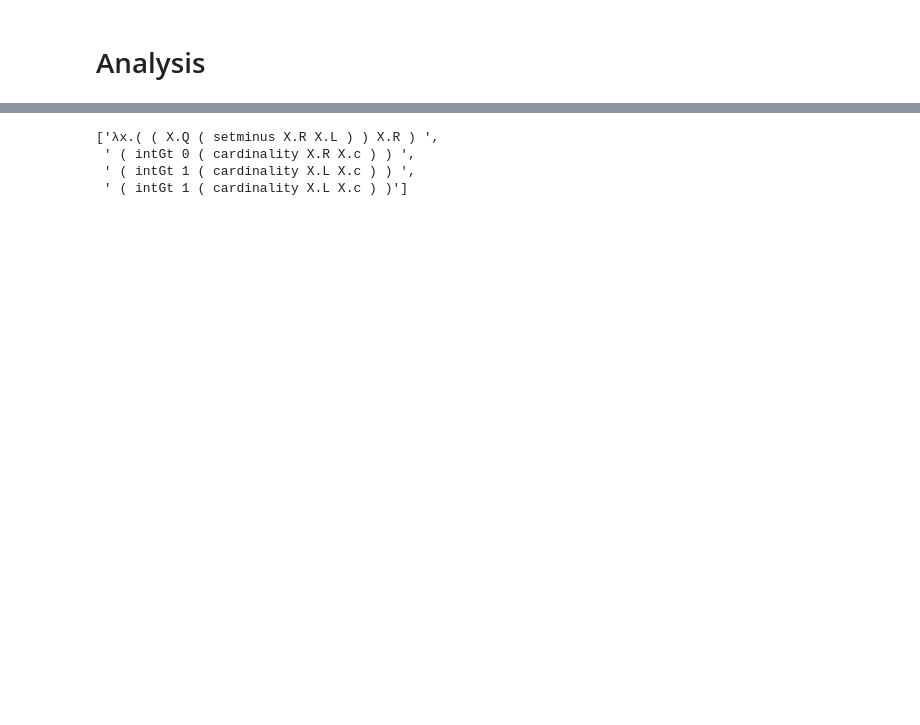
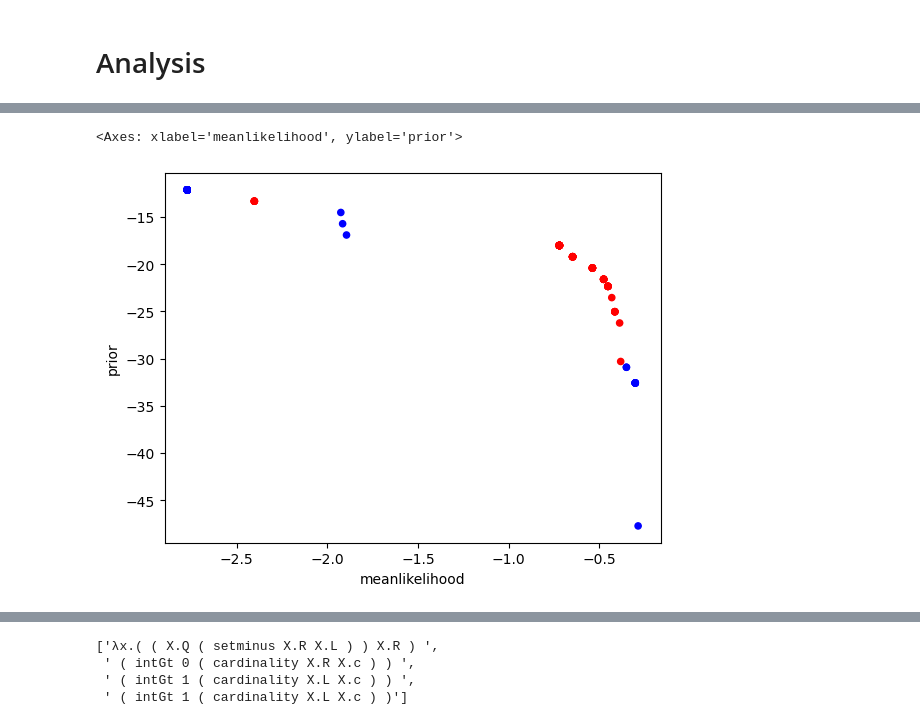
Before and after one commit to thelogicalgrammar/compositionalModes, a Jupyter notebook: analysis/quantifiers/analysis.ipynb, the cells around one changed output, grey strips where cells are left out. Saved outputs shown, nothing was run; the diff lists cells and outputs as text; code cells hidden in the pictures; blank space fills up the shorter version.

```diff
--- a/analysis/quantifiers/analysis.ipynb
+++ b/analysis/quantifiers/analysis.ipynb
@@ -49,0 +484,32 @@ processing hypothesis data
+# %%
+# get the pareto frontiers for the pragmatic and literal separately
+
+df_literal = df[df['pragmatic'] == False]
+points, indices = pareto_frontier((
+    df_literal
+    .reset_index(drop=True)
+    [['meanlikelihood', 'prior']]
+    .values
+))
+df_pareto_literal = df_literal.reset_index(drop=True).iloc[indices]
+
+df_pragmatic = df[df['pragmatic'] == True]
+points, indices = pareto_frontier((
+    df_pragmatic
+    .reset_index(drop=True)
+    [['meanlikelihood', 'prior']]
+    .values
+))
+df_pareto_pragmatic = df_pragmatic.reset_index(drop=True).iloc[indices]
+
+df_pareto = pd.concat([df_pareto_literal, df_pareto_pragmatic])
+# %%
+df_pareto_pragmatic.plot(
+    kind='scatter',
+    x='meanlikelihood',
+    y='prior',
+    c=df_pareto_pragmatic['cons'].apply(lambda x: 'red' if x else 'blue'),
+)
+# %% [output]
+<Axes: xlabel='meanlikelihood', ylabel='prior'>
+[figure, added]
```
Also changed, not shown: parts of 66 cells of this notebook, 15 other files.
